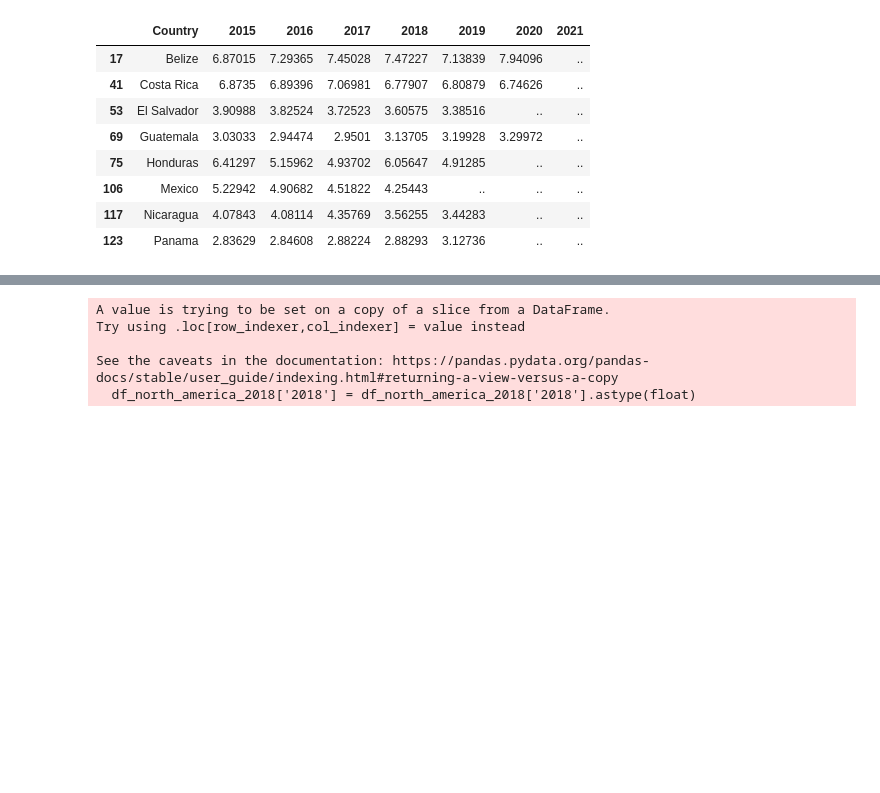
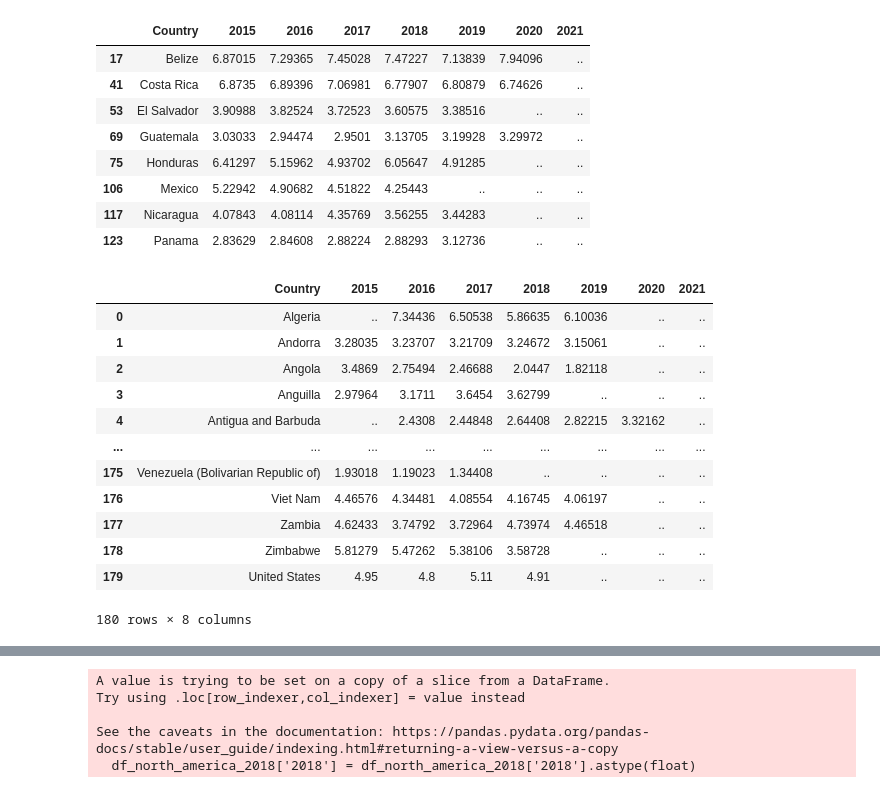
Before and after one commit to mellamanelpoeta/vis, a Jupyter notebook: Other_visualizations/UNESCO.ipynb, the cells around one changed output, grey strips where cells are left out. Cells and saved outputs as stored; diff of their text form; code cells hidden in the pictures; blank space fills up the shorter version.

```diff
--- a/Other_visualizations/UNESCO.ipynb
+++ b/Other_visualizations/UNESCO.ipynb
@@ -63,13 +57,28 @@ df_north_america
 # %%
 # Crear un DataFrame para el nuevo renglón de Estados Unidos
 new_row = pd.DataFrame({'Country': ['United States'],
                         '2015': [4.95],
                         '2016': [4.80],
                         '2017': [5.11],
                         '2018': [4.91],
                         '2019': ['..'],
                         '2020': ['..'],
                         '2021': ['..']})
 
 # Agregar el nuevo renglón al DataFrame existente
-df_north_america = pd.concat([df_north_america, new_row], ignore_index=True)
+df = pd.concat([df, new_row], ignore_index=True)
+df
+# %% [output]
+|  | Country | 2015 | 2016 | 2017 | 2018 | 2019 | 2020 | 2021 |
+| 0 | Algeria | .. | 7.34436 | 6.50538 | 5.86635 | 6.10036 | .. | .. |
+| 1 | Andorra | 3.28035 | 3.23707 | 3.21709 | 3.24672 | 3.15061 | .. | .. |
+| 2 | Angola | 3.4869 | 2.75494 | 2.46688 | 2.0447 | 1.82118 | .. | .. |
+| 3 | Anguilla | 2.97964 | 3.1711 | 3.6454 | 3.62799 | .. | .. | .. |
+| 4 | Antigua and Barbuda | .. | 2.4308 | 2.44848 | 2.64408 | 2.82215 | 3.32162 | .. |
+| ... | ... | ... | ... | ... | ... | ... | ... | ... |
+| 175 | Venezuela (Bolivarian Republic of) | 1.93018 | 1.19023 | 1.34408 | .. | .. | .. | .. |
+| 176 | Viet Nam | 4.46576 | 4.34481 | 4.08554 | 4.16745 | 4.06197 | .. | .. |
+| 177 | Zambia | 4.62433 | 3.74792 | 3.72964 | 4.73974 | 4.46518 | .. | .. |
+| 178 | Zimbabwe | 5.81279 | 5.47262 | 5.38106 | 3.58728 | .. | .. | .. |
+| 179 | United States | 4.95 | 4.8 | 5.11 | 4.91 | .. | .. | .. |
+180 rows × 8 columns
```
Also changed, not shown: parts of 16 cells of this notebook, 1 other file.
